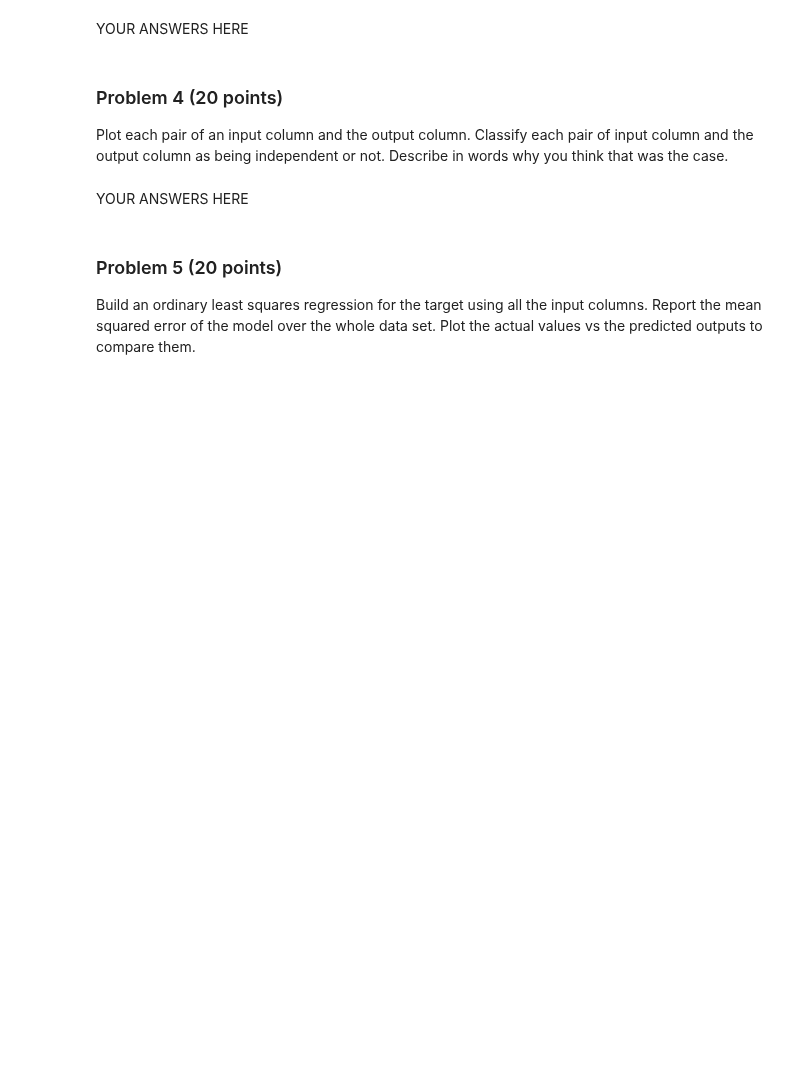
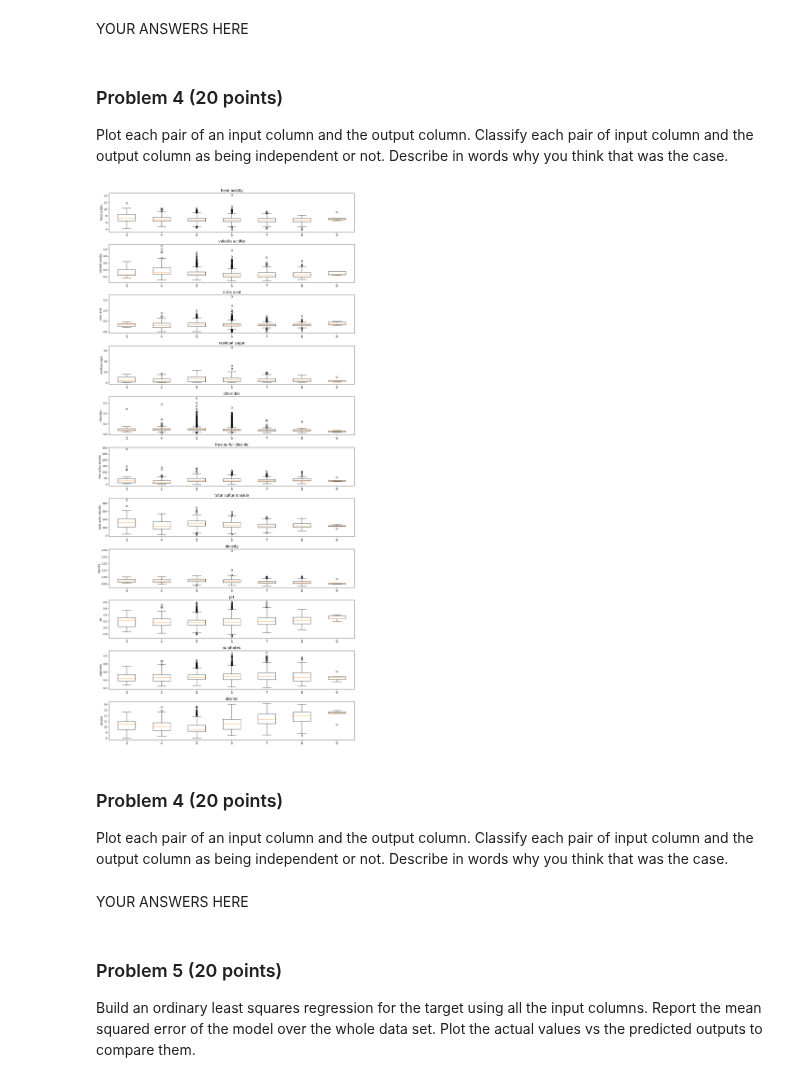
Before and after one commit to JCameronH/dx601-final-project, a Jupyter notebook: project.ipynb, the cells around one changed output. Drawn from its saved outputs; the diff is of its cells as text; code cells hidden in the pictures; blank space fills up the shorter version.

```diff
--- a/project.ipynb
+++ b/project.ipynb
@@ -192,3 +173,29 @@ Describe in words why you think that was the case.
+# %%
+# YOUR CODE HERE
+
+columns = df.columns.drop("target")
+
+plt.figure(figsize=(14, 30))  # MUCH taller
+
+for i, col in enumerate(columns, 1):
+    plt.subplot(len(columns), 1, i)
+    data = [df[df['target'] == t][col] for t in sorted(df['target'].unique())]
+    plt.boxplot(data, tick_labels=sorted(df['target'].unique()))
+    plt.ylabel(col)
+    plt.xticks(fontsize=12)
+    plt.yticks(fontsize=10)
+    plt.title(col, fontsize=14)
+
+plt.tight_layout()
+plt.show()
+# %% [output]
+[figure, added]
+# %% [markdown]
+### Problem 4 (20 points)
+
+Plot each pair of an input column and the output column.
+Classify each pair of input column and the output column as being independent or not.
+Describe in words why you think that was the case.
 # %% [markdown]
 YOUR ANSWERS HERE
 # %% [markdown]
```
Also changed, not shown: parts of 1 cell of this notebook.
